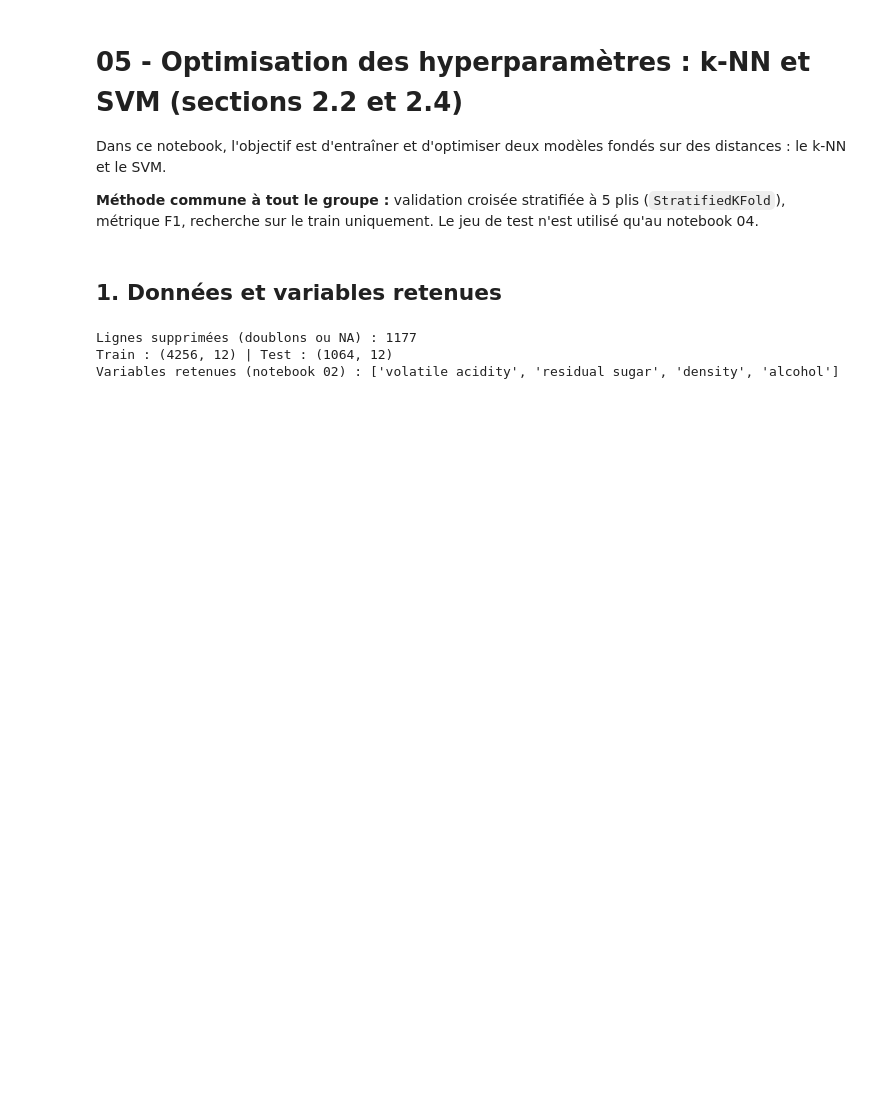
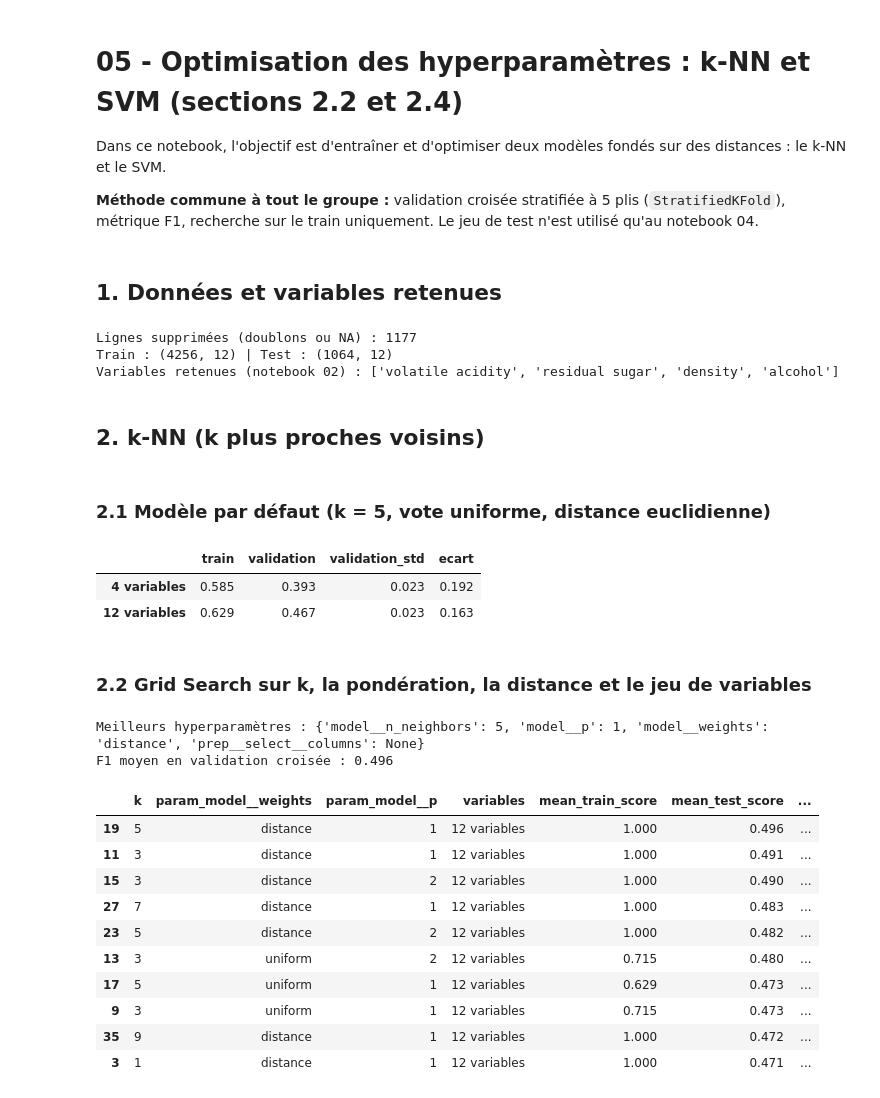
Before and after one commit to AmbreBerdery/WineQuality, a Jupyter notebook: notebooks/05_optimization.ipynb, the cells around one changed output. Cells and saved outputs as stored; diff of their text form; code cells hidden in the pictures; blank space fills up the shorter version.

```diff
--- a/notebooks/05_optimization.ipynb
+++ b/notebooks/05_optimization.ipynb
@@ -41,3 +41,50 @@ print("Variables retenues (notebook 02) :", features)
 Lignes supprimées (doublons ou NA) : 1177
 Train : (4256, 12) | Test : (1064, 12)
 Variables retenues (notebook 02) : ['volatile acidity', 'residual sugar', 'density', 'alcohol']
+# %% [markdown]
+## 2. k-NN (k plus proches voisins)
+# %% [markdown]
+### 2.1 Modèle par défaut (k = 5, vote uniforme, distance euclidienne)
+# %%
+knn_base = pd.DataFrame({
+    "4 variables": train_vs_cv_scores(knn(features), X_train, y_train),
+    "12 variables": train_vs_cv_scores(knn(None), X_train, y_train),
+}).T
+knn_base.round(3)
+# %% [output]
+|  | train | validation | validation_std | ecart |
+| 4 variables | 0.585 | 0.393 | 0.023 | 0.192 |
+| 12 variables | 0.629 | 0.467 | 0.023 | 0.163 |
+# %% [markdown]
+### 2.2 Grid Search sur k, la pondération, la distance et le jeu de variables
+# %%
+knn_grid = {**KNN_GRID, "prep__select__columns": [features, None]}
+knn_search = run_grid_search(knn(features), knn_grid, X_train, y_train)
+
+print("Meilleurs hyperparamètres :", knn_search.best_params_)
+print("F1 moyen en validation croisée :", round(knn_search.best_score_, 3))
+# %% [output]
+Meilleurs hyperparamètres : {'model__n_neighbors': 5, 'model__p': 1, 'model__weights': 'distance', 'prep__select__columns': None}
+F1 moyen en validation croisée : 0.496
+# %%
+knn_cv = pd.DataFrame(knn_search.cv_results_)
+knn_cv["variables"] = knn_cv["param_prep__select__columns"].apply(
+    lambda c: "4 variables" if isinstance(c, list) else "12 variables"
+)
+knn_cv["k"] = knn_cv["param_model__n_neighbors"].astype(int)
+
+cols = ["k", "param_model__weights", "param_model__p", "variables",
+        "mean_train_score", "mean_test_score", "std_test_score"]
+knn_cv.sort_values("mean_test_score", ascending=False)[cols].head(10).round(3)
+# %% [output]
+|  | k | param_model__weights | param_model__p | variables | mean_train_score | mean_test_score | ... |
+| 19 | 5 | distance | 1 | 12 variables | 1.000 | 0.496 | ... |
+| 11 | 3 | distance | 1 | 12 variables | 1.000 | 0.491 | ... |
+| 15 | 3 | distance | 2 | 12 variables | 1.000 | 0.490 | ... |
+| 27 | 7 | distance | 1 | 12 variables | 1.000 | 0.483 | ... |
+| 23 | 5 | distance | 2 | 12 variables | 1.000 | 0.482 | ... |
+| 13 | 3 | uniform | 2 | 12 variables | 0.715 | 0.480 | ... |
+| 17 | 5 | uniform | 1 | 12 variables | 0.629 | 0.473 | ... |
+| 9 | 3 | uniform | 1 | 12 variables | 0.715 | 0.473 | ... |
+| 35 | 9 | distance | 1 | 12 variables | 1.000 | 0.472 | ... |
+| 3 | 1 | distance | 1 | 12 variables | 1.000 | 0.471 | ... |
```
Also changed, not shown: parts of 6 cells of this notebook.
